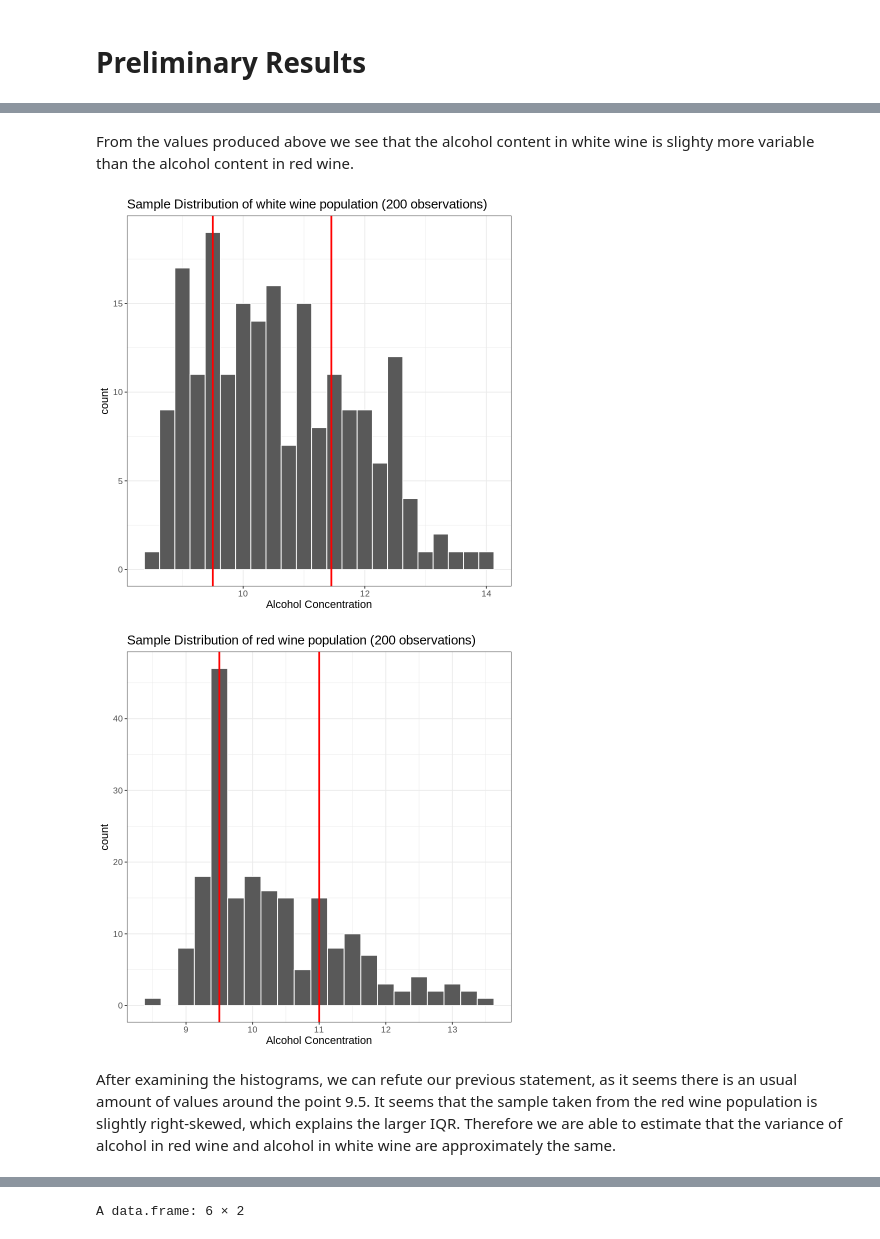
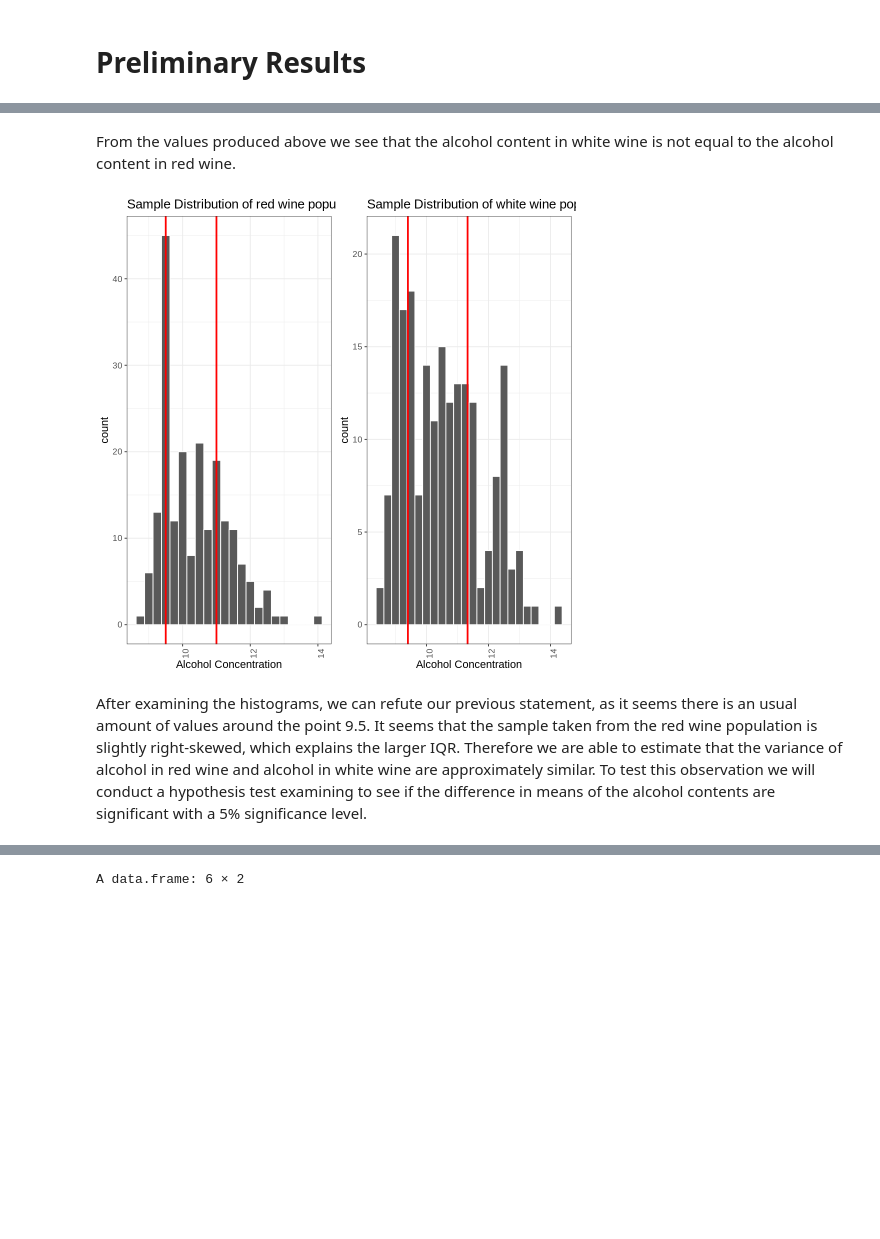
Before and after one commit to Jaskaran1116/STAT-201-Group-Project-23, a Jupyter notebook: analysis.ipynb, the cells around one changed output, grey strips where cells are left out. Cells and saved outputs as stored; diff of their text form; code cells hidden in the pictures; blank space fills up the shorter version.

```diff
--- a/analysis.ipynb
+++ b/analysis.ipynb
@@ -43,13 +42,19 @@ Registered S3 method overwritten by 'GGally':
 # %%
+# Read the two dataset(red wine and white wine csv) into jupyter notebook
+
 wine_quality <- read_delim('winequality-red.csv', show_col_types = FALSE)
 names(wine_quality) <- make.names(names(wine_quality), unique = TRUE)
 
+wine_quality <- cbind(wine_quality, type = "red")
 
 
-red_wine_alc_mean <- wine_quality %>%
-    summarize(mean = mean(alcohol))
+wine_quality_white <- read_delim('winequality-white.csv', show_col_types = FALSE)
+names(wine_quality_white) <- make.names(names(wine_quality_white), unique = TRUE)
 
+wine_quality_white <- cbind(wine_quality_white, type = "white")
 
-head(wine_quality)
-red_wine_alc_mean
+# Now we would combine the two datasets based on the type of wine(red and white)
+
+combined_data <- rbind(wine_quality, wine_quality_white)
+head(combined_data)
 # %% [output]
@@ -433,37 +177,48 @@ iqr_white
 # %% [markdown]
-From the values produced above we see that the alcohol content in white wine is slighty more variable than the alcohol content in red wine.
+From the values produced above we see that the alcohol content in white wine is not equal to the alcohol content in red wine.
 # %%
+options(repr.plot.width = 8, repr.plot.height = 8)
 ## Plot the distribution of the sample with quantiles
 quantile_plot <-
     sample %>%
     ggplot(aes(x = alcohol)) +
     theme_bw() +
     geom_histogram(binwidth = 0.25, color = 'white') +
     geom_vline(xintercept = lower_quantile, colour = "red", size = 1) +
     geom_vline(xintercept = upper_quantile, colour = "red", size = 1) +
     labs(title = "Sample Distribution of red wine population (200 observations)",
          x = "Alcohol Concentration") +
     theme(text = element_text(size = 13))
 
 quantile_plot_white <-
     sample_white %>%
     ggplot(aes(x = alcohol)) +
     theme_bw() +
     geom_histogram(binwidth = 0.25, color = 'white') +
     geom_vline(xintercept = lower_quantile_white, colour = "red", size = 1) +
     geom_vline(xintercept = upper_quantile_white, colour = "red", size = 1) +
     labs(title = "Sample Distribution of white wine population (200 observations)",
          x = "Alcohol Concentration") +
     theme(text = element_text(size = 13))
 
-quantile_plot_white
-quantile_plot
+
+
+plots_row <- plot_grid(quantile_plot +
+                           theme(axis.text.x = element_text(angle = 90)),
+
+                           quantile_plot_white +
+                           theme(axis.text.x = element_text(angle = 90)),
+                           ncol = 2)
+
+dist_grid <- plot_grid(plots_row,
+                        rel_heights = c(0.5, 1))
+
+dist_grid
 # %% [output]
-[figure, old version]
+[figure, new version]
-[figure, removed]
 # %% [markdown]
 After examining the histograms, we can refute our previous statement, as it seems there is an usual amount of
-values around the point 9.5. It seems that the sample taken from the red wine population is slightly right-skewed, which explains the larger IQR. Therefore we are able to estimate that the variance of alcohol in red wine and alcohol in white wine are approximately the same.
+values around the point 9.5. It seems that the sample taken from the red wine population is slightly right-skewed, which explains the larger IQR. Therefore we are able to estimate that the variance of alcohol in red wine and alcohol in white wine are approximately similar. To test this observation we will conduct a hypothesis test examining to see if the difference in means of the alcohol contents are significant with a 5% significance level.
 # %% [markdown]
 # Methods and Results
 ## Methods: Plan
```
Also changed, not shown: parts of 34 cells of this notebook.
